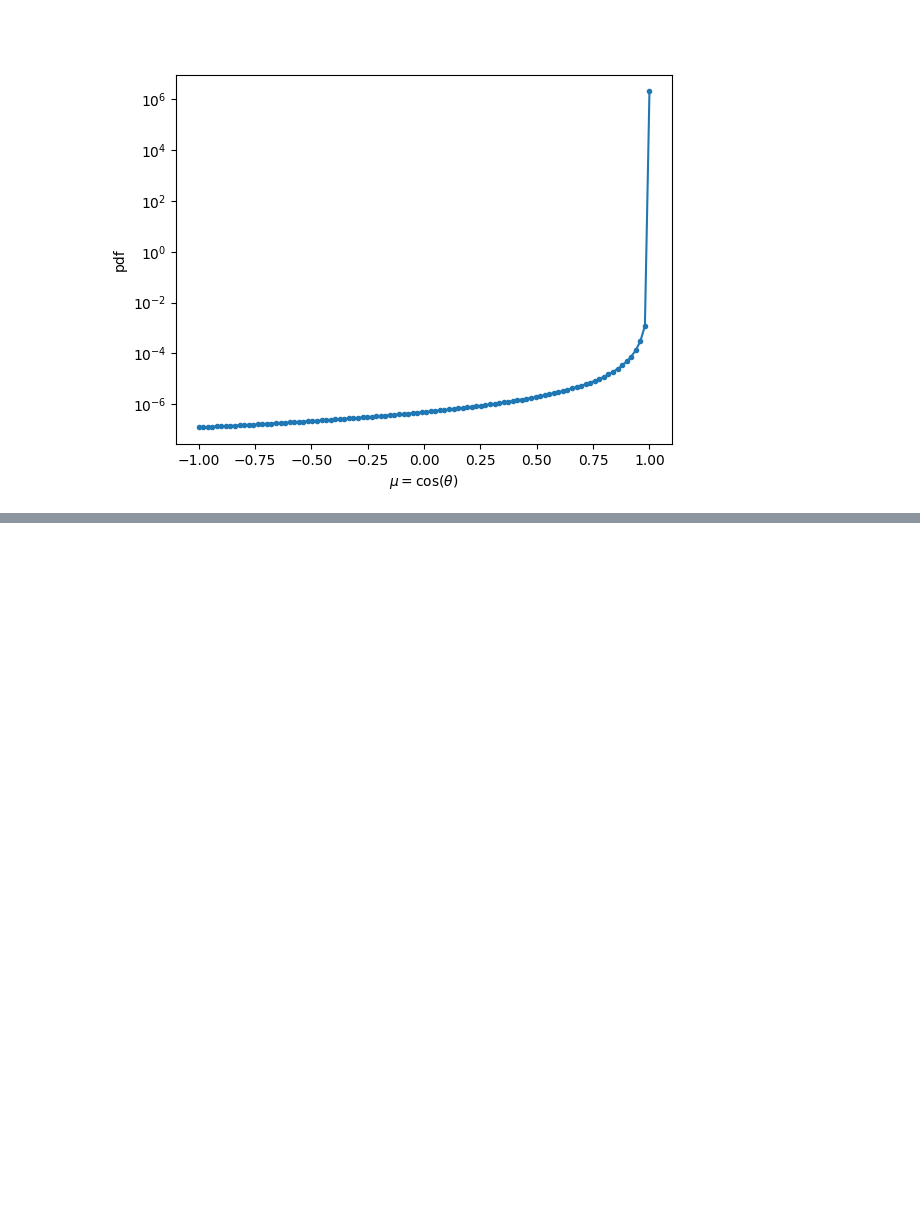
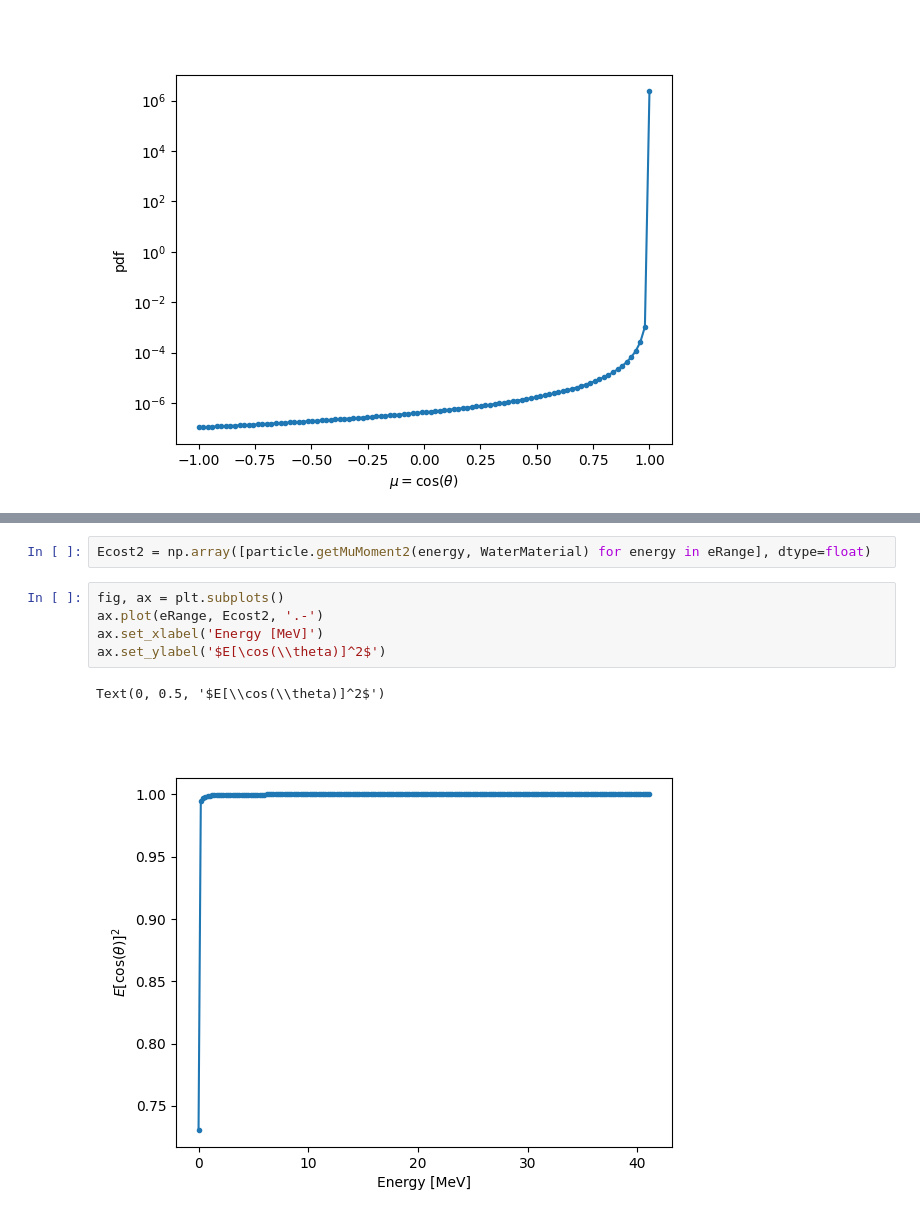
Before and after one commit to KlaasWillems/electronTransportCode, a Jupyter notebook: ms/averageMU.ipynb, the cells around one changed output, grey strips where cells are left out. Saved outputs shown, nothing was run; the diff lists cells and outputs as text; blank space fills up the shorter version.

Commit message:
Added multiple moments

```diff
--- a/ms/averageMU.ipynb
+++ b/ms/averageMU.ipynb
@@ -91,0 +76,10 @@ array([0.34992546, 0.99652544, 0.99826945, 0.99887948, 0.9991903 ,
+# %%
+Ecost2 = np.array([particle.getMuMoment2(energy, WaterMaterial) for energy in eRange], dtype=float)
+# %%
+fig, ax = plt.subplots()
+ax.plot(eRange, Ecost2, '.-')
+ax.set_xlabel('Energy [MeV]')
+ax.set_ylabel('$E[\cos(\\theta)]^2$')
+# %% [output]
+Text(0, 0.5, '$E[\\cos(\\theta)]^2$')
+[figure, added]
```
Also changed, not shown: parts of 14 cells of this notebook.
